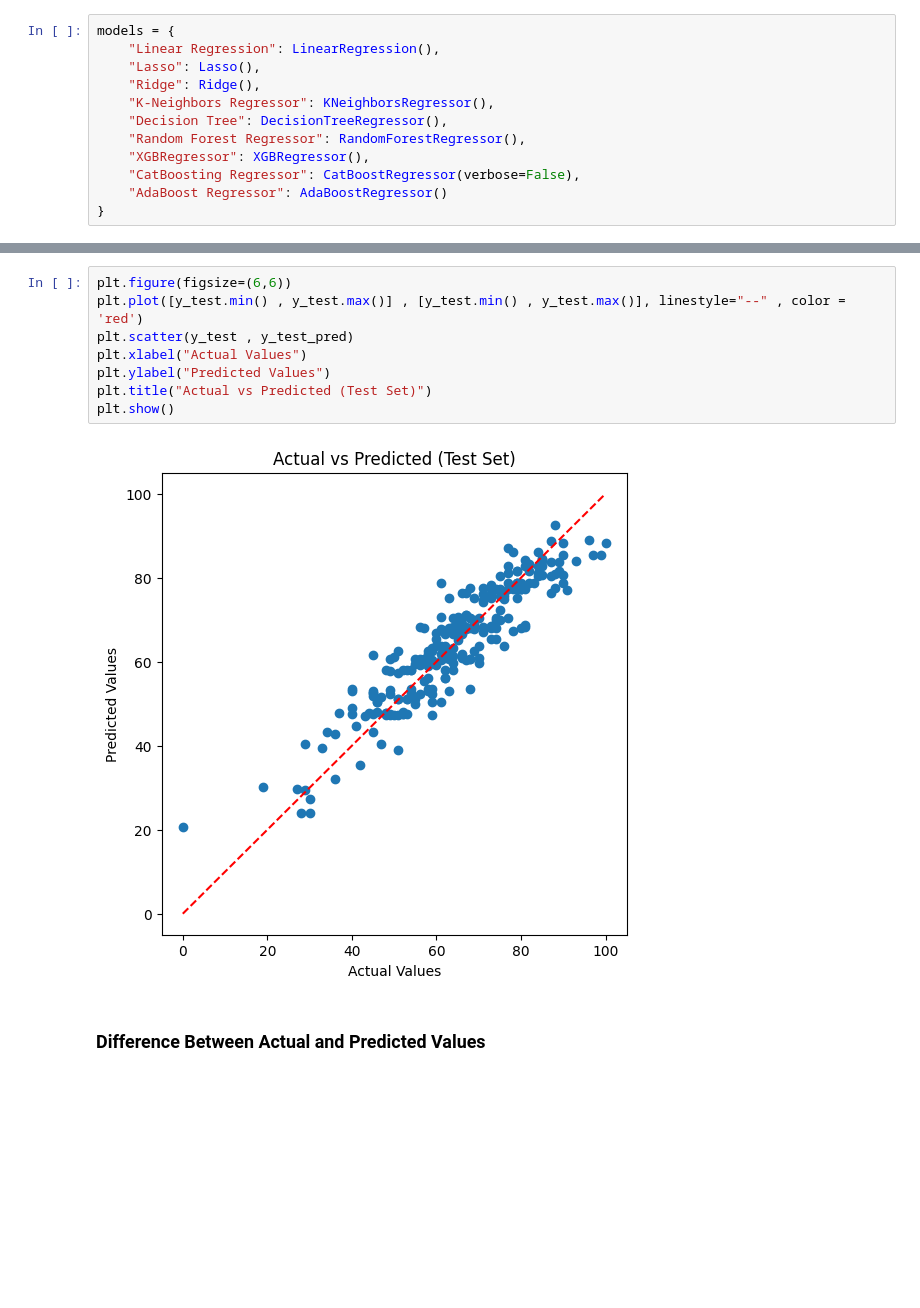
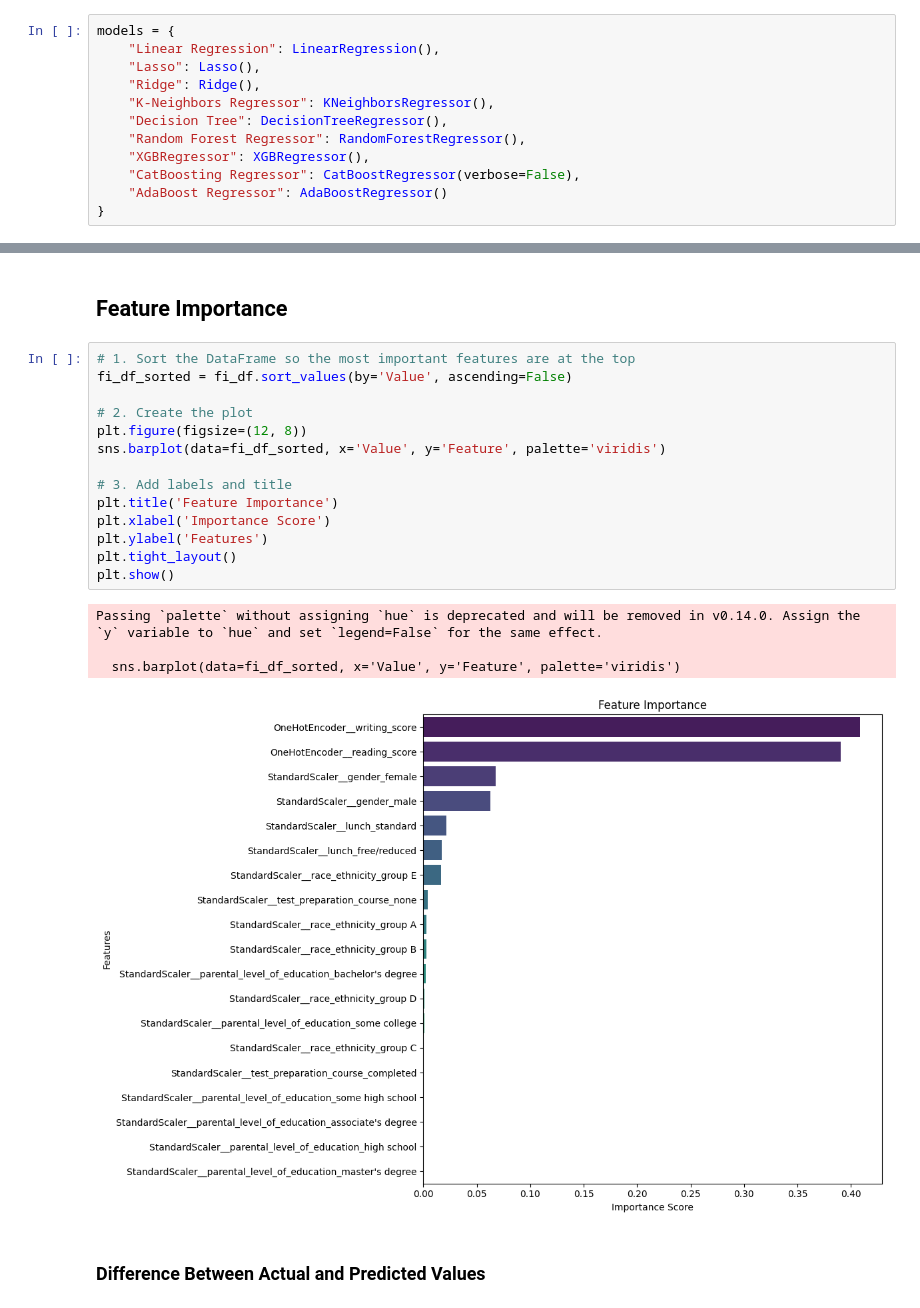
Before and after one commit to Yash-devs-cmd/ml_project, a Jupyter notebook: notebook/data/Model_Training.ipynb, the cells around one changed output, grey strips where cells are left out. Cells and saved outputs as stored; diff of their text form; blank space fills up the shorter version.

```diff
--- a/notebook/data/Model_Training.ipynb
+++ b/notebook/data/Model_Training.ipynb
@@ -173,13 +173,24 @@ results_df
-# %%
-plt.figure(figsize=(6,6))
-plt.plot([y_test.min() , y_test.max()] , [y_test.min() , y_test.max()], linestyle="--" , color = 'red')
-plt.scatter(y_test , y_test_pred)
-plt.xlabel("Actual Values")
-plt.ylabel("Predicted Values")
-plt.title("Actual vs Predicted (Test Set)")
-plt.show()
-# %% [output]
-[figure, removed]
+# %% [markdown]
+## Feature Importance
+# %%
+# 1. Sort the DataFrame so the most important features are at the top
+fi_df_sorted = fi_df.sort_values(by='Value', ascending=False)
+
+# 2. Create the plot
+plt.figure(figsize=(12, 8))
+sns.barplot(data=fi_df_sorted, x='Value', y='Feature', palette='viridis')
+
+# 3. Add labels and title
+plt.title('Feature Importance')
+plt.xlabel('Importance Score')
+plt.ylabel('Features')
+plt.tight_layout()
+plt.show()
+# %% [output]
+Passing `palette` without assigning `hue` is deprecated and will be removed in v0.14.0. Assign the `y` variable to `hue` and set `legend=False` for the same effect.
+
+  sns.barplot(data=fi_df_sorted, x='Value', y='Feature', palette='viridis')
+[figure, added]
 # %% [markdown]
 ### Difference Between Actual and Predicted Values
 # %%
```
Also changed, not shown: parts of 6 cells of this notebook, 8 other files.
